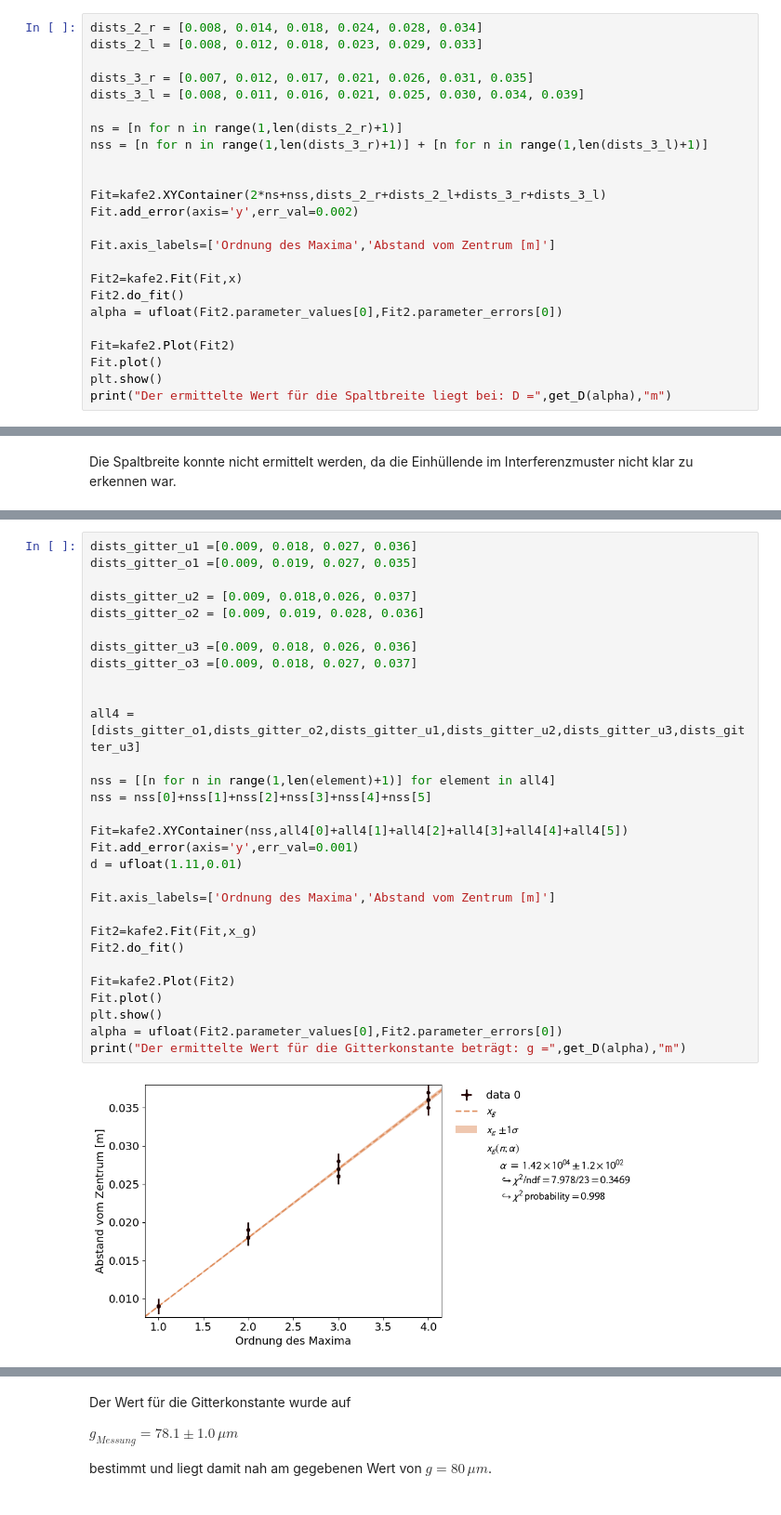
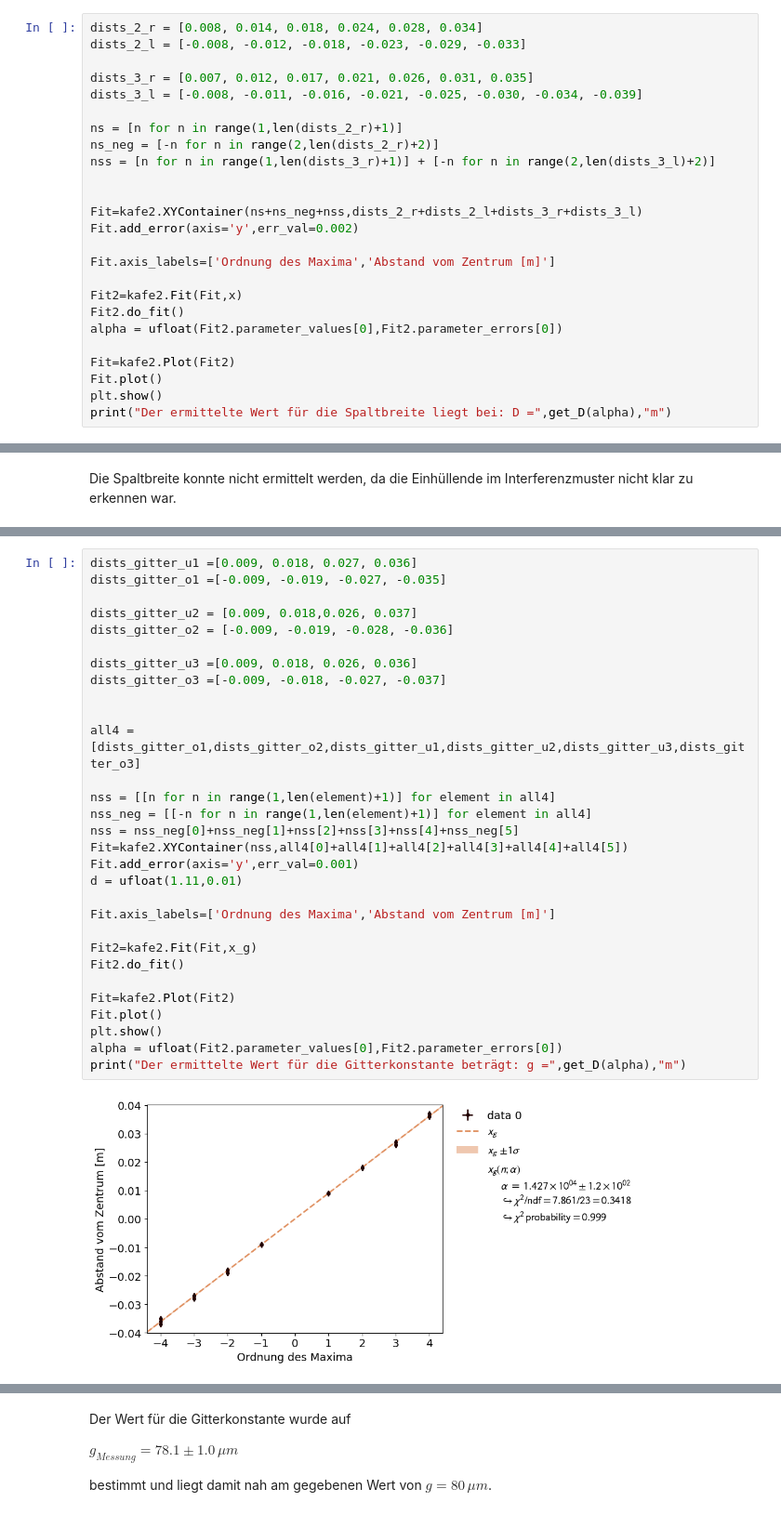
Before and after one commit to HerbertderGrosse/P2-sose-2024, a Jupyter notebook: Laser_Optik_Teil_A/Laser-Optik_Teil_A_Jonahe.ipynb, the cells around one changed output, grey strips where cells are left out. Shown: that part at 93% size. Cells and saved outputs as stored; diff of their text form.

```diff
--- a/Laser_Optik_Teil_A/Laser-Optik_Teil_A_Jonahe.ipynb
+++ b/Laser_Optik_Teil_A/Laser-Optik_Teil_A_Jonahe.ipynb
@@ -223,16 +220,17 @@ def get_D(alpha):
     return d/alpha
 # %%
 dists_2_r = [0.008, 0.014, 0.018, 0.024, 0.028, 0.034]
-dists_2_l = [0.008, 0.012, 0.018, 0.023, 0.029, 0.033]
+dists_2_l = [-0.008, -0.012, -0.018, -0.023, -0.029, -0.033]
 
 dists_3_r = [0.007, 0.012, 0.017, 0.021, 0.026, 0.031, 0.035]
-dists_3_l = [0.008, 0.011, 0.016, 0.021, 0.025, 0.030, 0.034, 0.039]
+dists_3_l = [-0.008, -0.011, -0.016, -0.021, -0.025, -0.030, -0.034, -0.039]
 
 ns = [n for n in range(1,len(dists_2_r)+1)]
-nss = [n for n in range(1,len(dists_3_r)+1)] + [n for n in range(1,len(dists_3_l)+1)]
+ns_neg = [-n for n in range(2,len(dists_2_r)+2)]
+nss = [n for n in range(1,len(dists_3_r)+1)] + [-n for n in range(2,len(dists_3_l)+2)]
 
 
-Fit=kafe2.XYContainer(2*ns+nss,dists_2_r+dists_2_l+dists_3_r+dists_3_l)
+Fit=kafe2.XYContainer(ns+ns_neg+nss,dists_2_r+dists_2_l+dists_3_r+dists_3_l)
 Fit.add_error(axis='y',err_val=0.002)
 
 Fit.axis_labels=['Ordnung des Maxima','Abstand vom Zentrum [m]']
@@ -481,33 +481,33 @@ Abb 3.2.1 Dreifachspalt 0.25mm/0.5mm
 **3.3**
 # %%
 dists_gitter_u1 =[0.009, 0.018, 0.027, 0.036]
-dists_gitter_o1 =[0.009, 0.019, 0.027, 0.035]
+dists_gitter_o1 =[-0.009, -0.019, -0.027, -0.035]
 
 dists_gitter_u2 = [0.009, 0.018,0.026, 0.037]
-dists_gitter_o2 = [0.009, 0.019, 0.028, 0.036]
+dists_gitter_o2 = [-0.009, -0.019, -0.028, -0.036]
 
 dists_gitter_u3 =[0.009, 0.018, 0.026, 0.036]
-dists_gitter_o3 =[0.009, 0.018, 0.027, 0.037]
+dists_gitter_o3 =[-0.009, -0.018, -0.027, -0.037]
 
 
-all4 = [dists_gitter_o1,dists_gitter_o2,dists_gitter_u1,dists_gitter_u2,dists_gitter_u3,dists_gitter_u3]
+all4 = [dists_gitter_o1,dists_gitter_o2,dists_gitter_u1,dists_gitter_u2,dists_gitter_u3,dists_gitter_o3]
 
 nss = [[n for n in range(1,len(element)+1)] for element in all4]
-nss = nss[0]+nss[1]+nss[2]+nss[3]+nss[4]+nss[5]
-
+nss_neg = [[-n for n in range(1,len(element)+1)] for element in all4]
+nss = nss_neg[0]+nss_neg[1]+nss[2]+nss[3]+nss[4]+nss_neg[5]
 Fit=kafe2.XYContainer(nss,all4[0]+all4[1]+all4[2]+all4[3]+all4[4]+all4[5])
 Fit.add_error(axis='y',err_val=0.001)
 d = ufloat(1.11,0.01)
 
 Fit.axis_labels=['Ordnung des Maxima','Abstand vom Zentrum [m]']
 
 Fit2=kafe2.Fit(Fit,x_g)
 Fit2.do_fit()
 
 Fit=kafe2.Plot(Fit2)
 Fit.plot()
 plt.show()
 alpha = ufloat(Fit2.parameter_values[0],Fit2.parameter_errors[0])
 print("Der ermittelte Wert für die Gitterkonstante beträgt: g =",get_D(alpha),"m")
 # %% [output]
-[figure, old version]
+[figure, new version]
```
Also changed, not shown: parts of 7 cells of this notebook, 4 other files.
